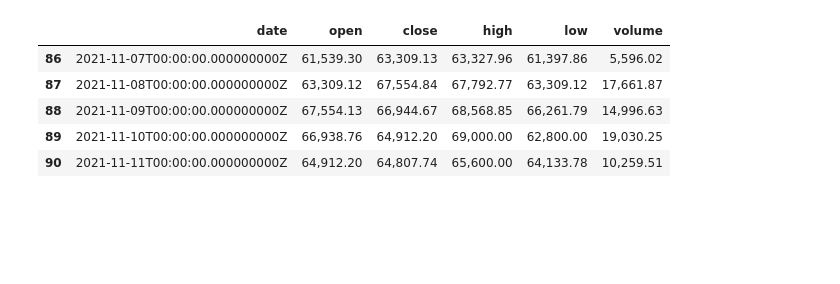
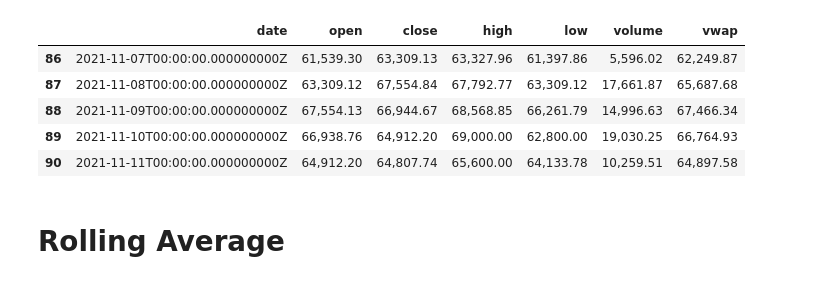
Before and after one commit to jeffreycfwang/p1t3, a Jupyter notebook: Project1.ipynb, the cells around one changed output. Saved outputs shown, nothing was run; the diff lists cells and outputs as text; code cells hidden in the pictures; blank space fills up the shorter version.

Commit message:
added rolling average

```diff
--- a/Project1.ipynb
+++ b/Project1.ipynb
@@ -53,36 +53,42 @@ data_dictionary = {
     "high" : [],
     "low" : [],
     "volume" : [],
+    "vwap" : [],
 }
 
 # Use For Loop to interate through data into dictionary
 for entry in asset_data['data']:
     data_dictionary['date'].append(entry['time'])
     data_dictionary['open'].append(float(entry['price_open']))
     data_dictionary['close'].append(float(entry['price_close']))
     data_dictionary['high'].append(float(entry['price_high']))
     data_dictionary['low'].append(float(entry['price_low']))
     data_dictionary['volume'].append(float(entry['volume']))
+    data_dictionary['vwap'].append(float(entry['vwap']))
+
 
 
 #     {'data': [{'candle_trades_count': '301135',
 #            'candle_usd_volume': '547725314.072704441370172316698874',
 #            'market': 'coinbase-btc-usd-spot',
 #            'price_close': '47833.64',
 #            'price_high': '47953.9',
 #            'price_low': '44249.64',
 #            'price_open': '44422.15',
 #            'time': '2021-08-13T00:00:00.000000000Z',
 #            'volume': '11794.94196257',
 #            'vwap': '46437.30472018029'},
 
 asset_data_df = pd.DataFrame.from_dict(data_dictionary)
 pd.options.display.float_format = "{:,.2f}".format
+# INSERT HERE >>> FIND WAY TO CLEAN DATE DATA
 asset_data_df.tail()
 # %% [output]
-|  | date | open | close | high | low | volume |
-| 86 | 2021-11-07T00:00:00.000000000Z | 61,539.30 | 63,309.13 | 63,327.96 | 61,397.86 | 5,596.02 |
-| 87 | 2021-11-08T00:00:00.000000000Z | 63,309.12 | 67,554.84 | 67,792.77 | 63,309.12 | 17,661.87 |
-| 88 | 2021-11-09T00:00:00.000000000Z | 67,554.13 | 66,944.67 | 68,568.85 | 66,261.79 | 14,996.63 |
-| 89 | 2021-11-10T00:00:00.000000000Z | 66,938.76 | 64,912.20 | 69,000.00 | 62,800.00 | 19,030.25 |
-| 90 | 2021-11-11T00:00:00.000000000Z | 64,912.20 | 64,807.74 | 65,600.00 | 64,133.78 | 10,259.51 |
+|  | date | open | close | high | low | volume | vwap |
+| 86 | 2021-11-07T00:00:00.000000000Z | 61,539.30 | 63,309.13 | 63,327.96 | 61,397.86 | 5,596.02 | 62,249.87 |
+| 87 | 2021-11-08T00:00:00.000000000Z | 63,309.12 | 67,554.84 | 67,792.77 | 63,309.12 | 17,661.87 | 65,687.68 |
+| 88 | 2021-11-09T00:00:00.000000000Z | 67,554.13 | 66,944.67 | 68,568.85 | 66,261.79 | 14,996.63 | 67,466.34 |
+| 89 | 2021-11-10T00:00:00.000000000Z | 66,938.76 | 64,912.20 | 69,000.00 | 62,800.00 | 19,030.25 | 66,764.93 |
+| 90 | 2021-11-11T00:00:00.000000000Z | 64,912.20 | 64,807.74 | 65,600.00 | 64,133.78 | 10,259.51 | 64,897.58 |
+# %% [markdown]
+# Rolling Average
```
Also changed, not shown: parts of 12 cells of this notebook, 1 other file.
